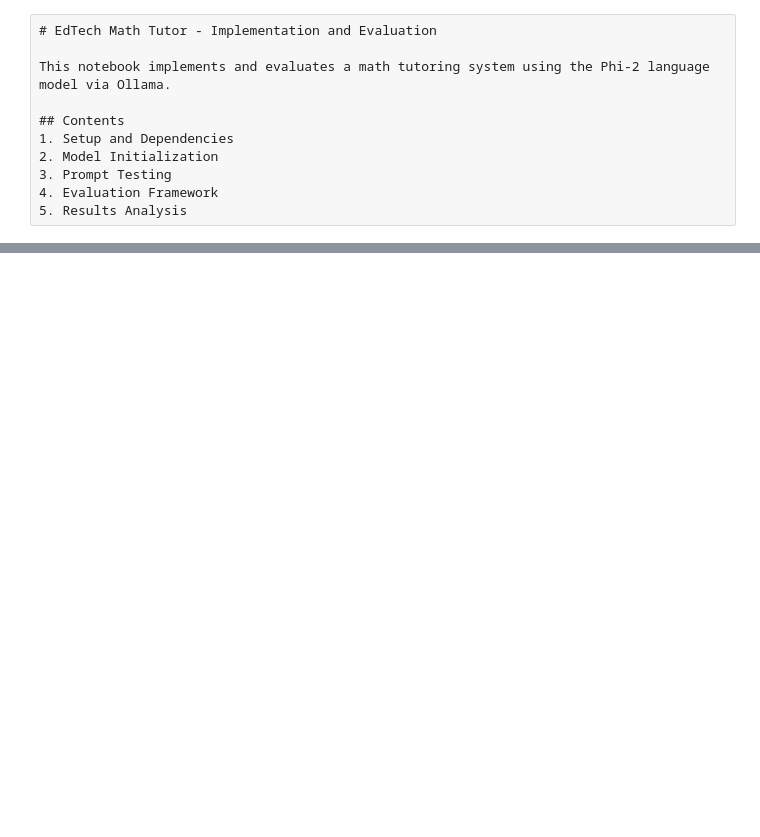
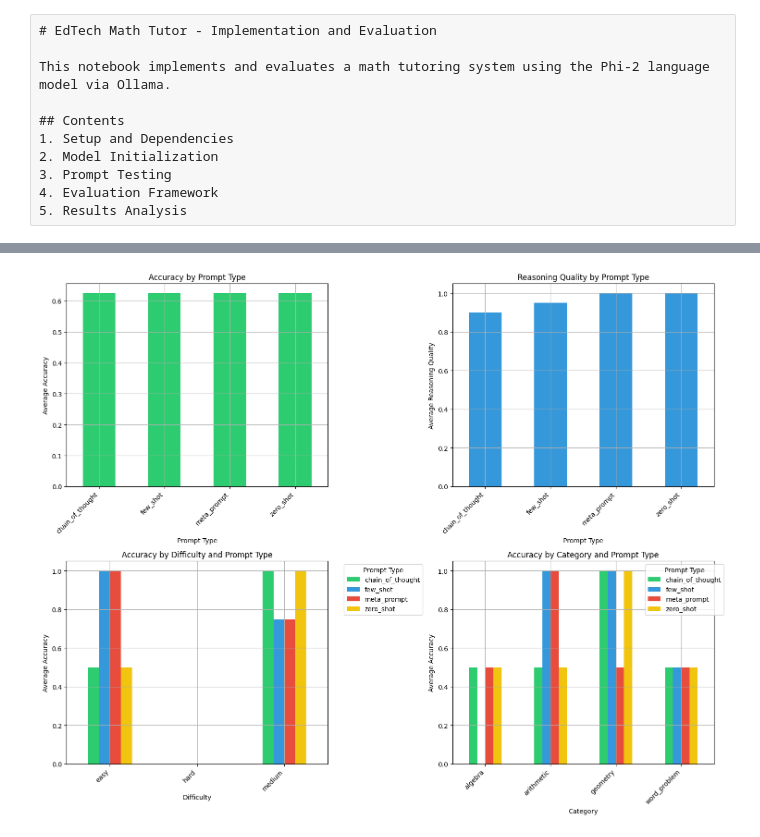
Before and after one commit to ravin1100/w3d1_advanced_prompting_techniques-, a Jupyter notebook: q1/src/notebook.ipynb, the cells around one changed output, grey strips where cells are left out. Drawn from its saved outputs; the diff is of its cells as text; code cells hidden in the pictures; blank space fills up the shorter version.

```diff
--- a/q1/src/notebook.ipynb
+++ b/q1/src/notebook.ipynb
@@ -202,0 +212,96 @@ print(results_df.groupby(['difficulty', 'prompt_type'])['accuracy'].mean().unsta
+# %%
+# Analyze results
+def plot_results(df: pd.DataFrame):
+    # Create figure with subplots
+    fig, axes = plt.subplots(2, 2, figsize=(15, 12))
+
+    # Set a basic style
+    plt.rcParams['figure.facecolor'] = 'white'
+    plt.rcParams['axes.facecolor'] = 'white'
+    plt.rcParams['axes.grid'] = True
+
+    # Custom colors for better visibility
+    colors = ['#2ecc71', '#3498db', '#e74c3c', '#f1c40f']
+
+    # 1. Accuracy by prompt type
+    ax1 = axes[0,0]
+    df.groupby('prompt_type')['accuracy'].mean().plot(
+        kind='bar',
+        ax=ax1,
+        color=colors[0]
+    )
+    ax1.set_title('Accuracy by Prompt Type')
+    ax1.set_xlabel('Prompt Type')
+    ax1.set_ylabel('Average Accuracy')
+    plt.setp(ax1.xaxis.get_majorticklabels(), rotation=45, ha='right')
+
+    # 2. Reasoning quality by prompt type
+    ax2 = axes[0,1]
+    df.groupby('prompt_type')['reasoning_quality'].mean().plot(
+        kind='bar',
+        ax=ax2,
+        color=colors[1]
+    )
+    ax2.set_title('Reasoning Quality by Prompt Type')
+    ax2.set_xlabel('Prompt Type')
+    ax2.set_ylabel('Average Reasoning Quality')
+    plt.setp(ax2.xaxis.get_majorticklabels(), rotation=45, ha='right')
+
+    # 3. Accuracy by difficulty
+    ax3 = axes[1,0]
+    pivot_diff = df.pivot_table(
+        values='accuracy',
+        index='difficulty',
+        columns='prompt_type',
+        aggfunc='mean'
+    )
+    pivot_diff.plot(kind='bar', ax=ax3, color=colors)
+    ax3.set_title('Accuracy by Difficulty and Prompt Type')
+    ax3.set_xlabel('Difficulty')
+    ax3.set_ylabel('Average Accuracy')
+    plt.setp(ax3.xaxis.get_majorticklabels(), rotation=45, ha='right')
+    ax3.legend(title='Prompt Type', bbox_to_anchor=(1.05, 1))
+
+    # 4. Accuracy by category
+    ax4 = axes[1,1]
+    pivot_cat = df.pivot_table(
+        values='accuracy',
+        index='category',
+        columns='prompt_type',
+        aggfunc='mean'
+    )
+    pivot_cat.plot(kind='bar', ax=ax4, color=colors)
+    ax4.set_title('Accuracy by Category and Prompt Type')
+    ax4.set_xlabel('Category')
+    ax4.set_ylabel('Average Accuracy')
+    plt.setp(ax4.xaxis.get_majorticklabels(), rotation=45, ha='right')
+    ax4.legend(title='Prompt Type', bbox_to_anchor=(1.05, 1))
+
+    plt.tight_layout()
+    plt.show()
+
+# Generate plots
+print("\nGenerating visualization plots...")
+plot_results(results_df)
+
+# Print detailed statistics
+print("\nDetailed Statistics:")
+print("\n1. Overall Performance by Prompt Type:")
+print(results_df.groupby('prompt_type')[['accuracy', 'reasoning_quality']].mean())
+
+print("\n2. Performance by Difficulty Level:")
+print(results_df.pivot_table(
+    values=['accuracy', 'reasoning_quality'],
+    index='difficulty',
+    columns='prompt_type',
+    aggfunc='mean'
+))
+
+print("\n3. Performance by Problem Category:")
+print(results_df.pivot_table(
+    values=['accuracy', 'reasoning_quality'],
+    index='category',
+    columns='prompt_type',
+    aggfunc='mean'
+))
+# %% [output]
@@ -202,0 +309 @@ print(results_df.groupby(['difficulty', 'prompt_type'])['accuracy'].mean().unsta
+[figure, added]
```
Also changed, not shown: parts of 5 cells of this notebook, 27 other files.
